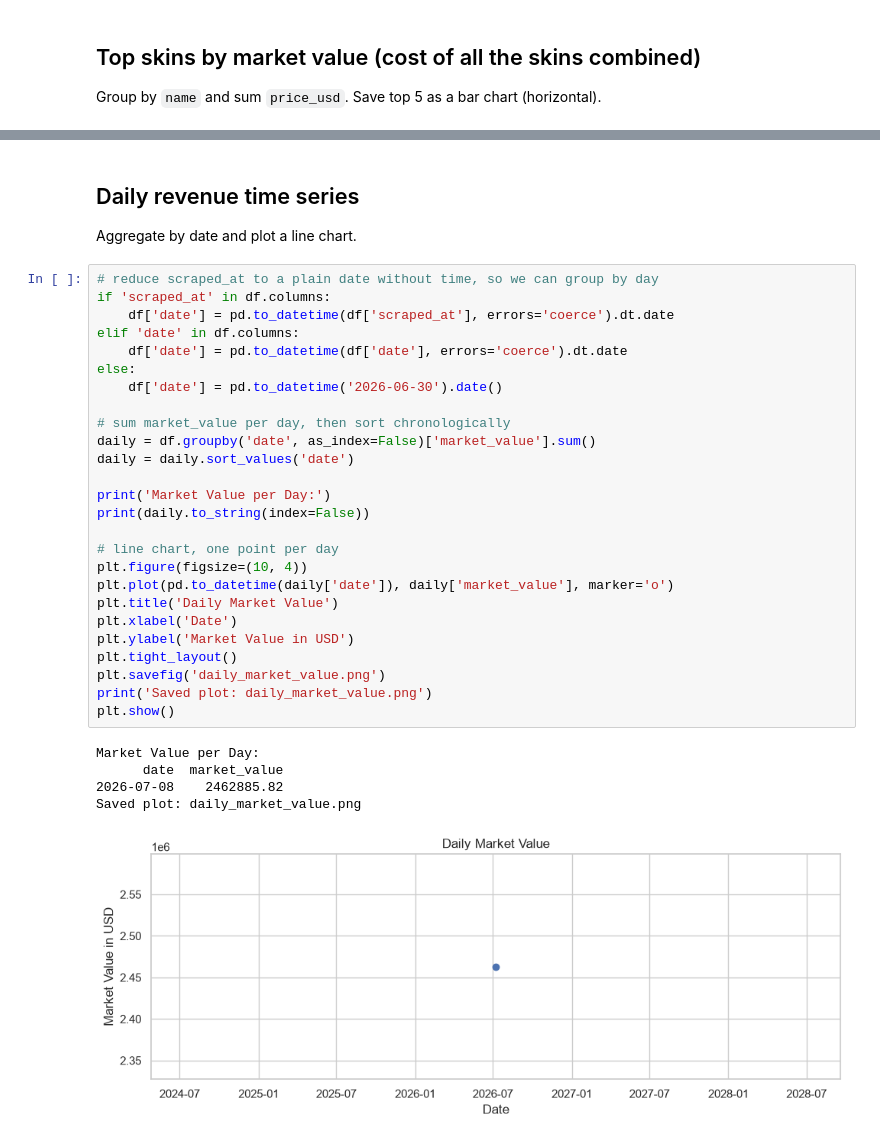
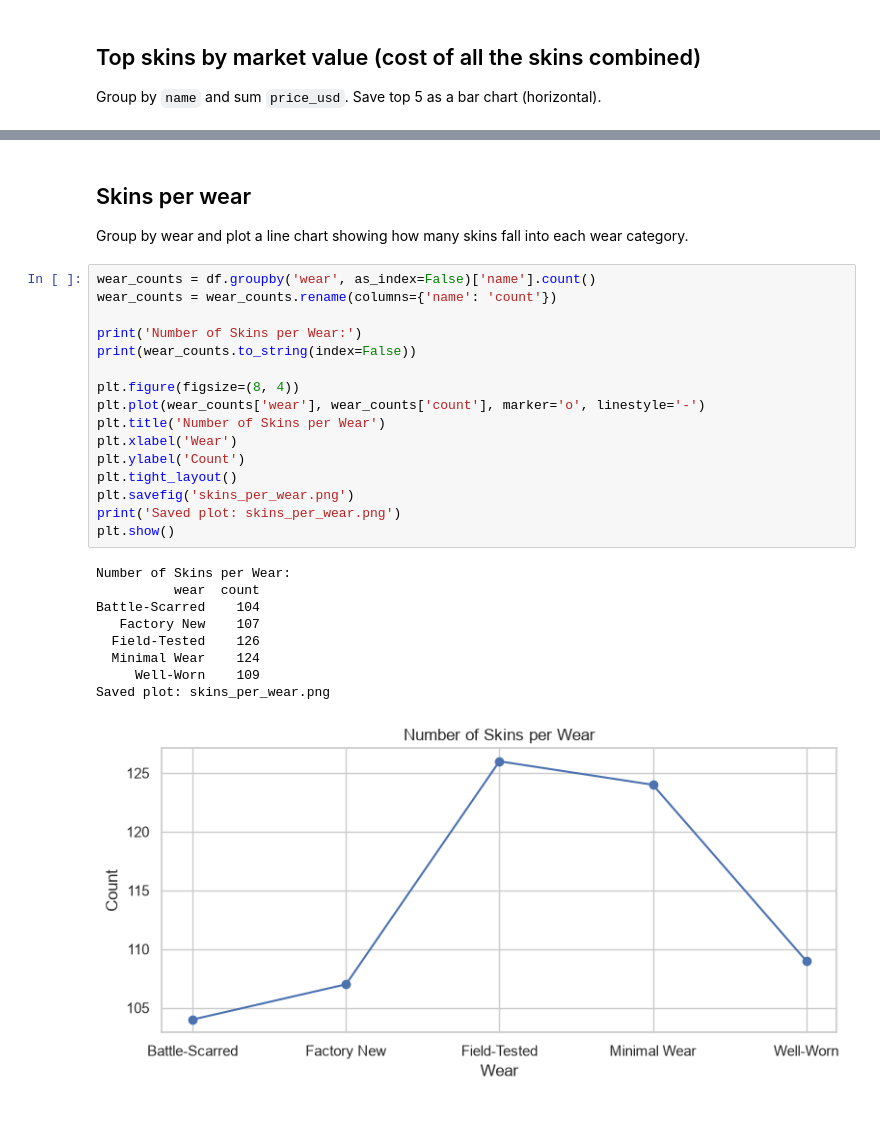
Before and after one commit to axpogroup/introductory-apprenticeship-axsa, a Jupyter notebook: pandas_postgres/Day3_Aggregation_Notebook.ipynb, the cells around one changed output, grey strips where cells are left out. Saved outputs shown, nothing was run; the diff lists cells and outputs as text.

Commit message:
changed day3 diagram + fixed day4 server connection + finished day5

```diff
--- a/pandas_postgres/Day3_Aggregation_Notebook.ipynb
+++ b/pandas_postgres/Day3_Aggregation_Notebook.ipynb
@@ -98,35 +100,29 @@ NameError: name 'engine' is not defined
-# %% [markdown]
-## Daily revenue time series
-Aggregate by date and plot a line chart.
-# %%
-# reduce scraped_at to a plain date without time, so we can group by day
-if 'scraped_at' in df.columns:
-    df['date'] = pd.to_datetime(df['scraped_at'], errors='coerce').dt.date
-elif 'date' in df.columns:
-    df['date'] = pd.to_datetime(df['date'], errors='coerce').dt.date
-else:
-    df['date'] = pd.to_datetime('2026-06-30').date()
-
-# sum market_value per day, then sort chronologically
-daily = df.groupby('date', as_index=False)['market_value'].sum()
-daily = daily.sort_values('date')
-
-print('Market Value per Day:')
-print(daily.to_string(index=False))
-
-# line chart, one point per day
-plt.figure(figsize=(10, 4))
-plt.plot(pd.to_datetime(daily['date']), daily['market_value'], marker='o')
-plt.title('Daily Market Value')
-plt.xlabel('Date')
-plt.ylabel('Market Value in USD')
-plt.tight_layout()
-plt.savefig('daily_market_value.png')
-print('Saved plot: daily_market_value.png')
-plt.show()
-# %% [output]
-Market Value per Day:
-      date  market_value
-2026-07-08    2462885.82
-Saved plot: daily_market_value.png
-[figure, removed]
+# %% [markdown]
+## Skins per wear
+Group by wear and plot a line chart showing how many skins fall into each wear category.
+# %%
+wear_counts = df.groupby('wear', as_index=False)['name'].count()
+wear_counts = wear_counts.rename(columns={'name': 'count'})
+
+print('Number of Skins per Wear:')
+print(wear_counts.to_string(index=False))
+
+plt.figure(figsize=(8, 4))
+plt.plot(wear_counts['wear'], wear_counts['count'], marker='o', linestyle='-')
+plt.title('Number of Skins per Wear')
+plt.xlabel('Wear')
+plt.ylabel('Count')
+plt.tight_layout()
+plt.savefig('skins_per_wear.png')
+print('Saved plot: skins_per_wear.png')
+plt.show()
+# %% [output]
+Number of Skins per Wear:
+          wear  count
+Battle-Scarred    104
+   Factory New    107
+  Field-Tested    126
+  Minimal Wear    124
+     Well-Worn    109
+Saved plot: skins_per_wear.png
+[figure, added]
```
Also changed, not shown: parts of 2 cells of this notebook, 9 other files.
